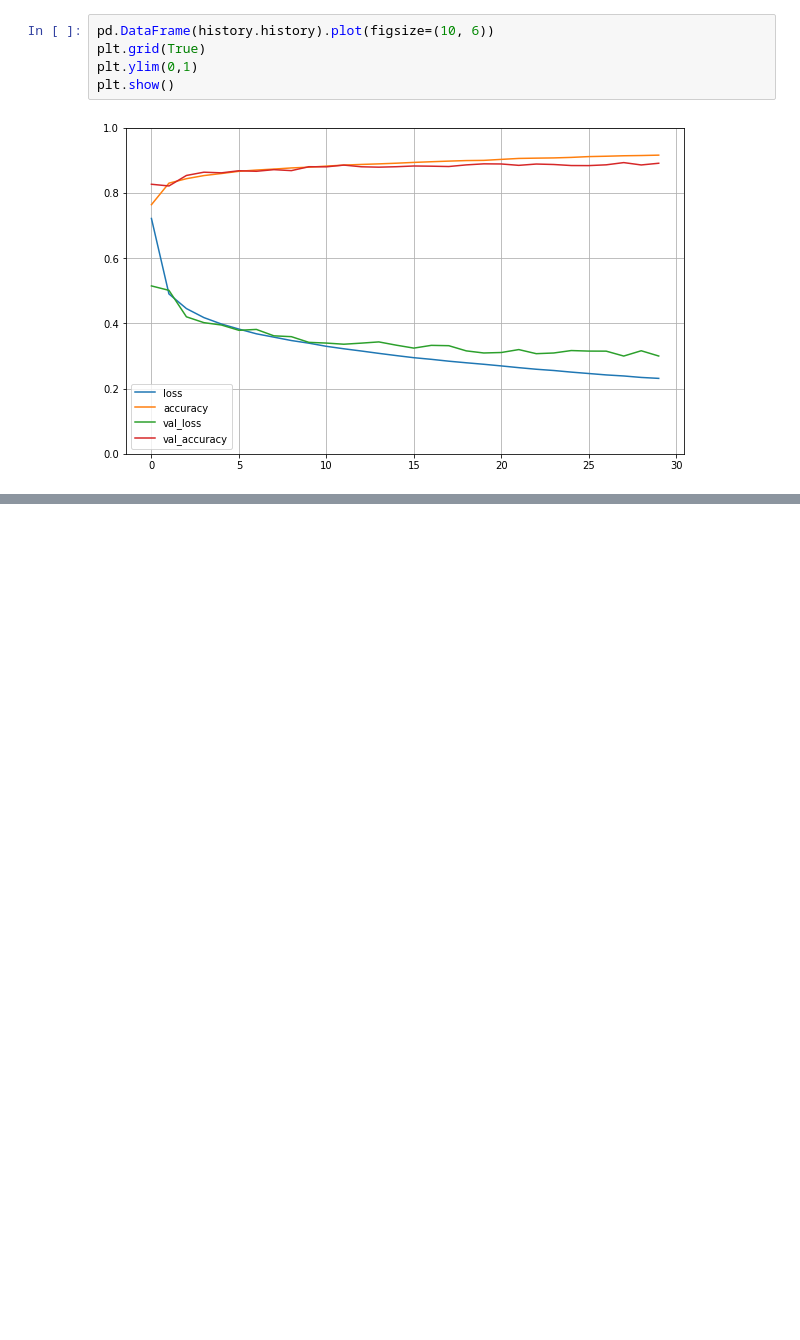
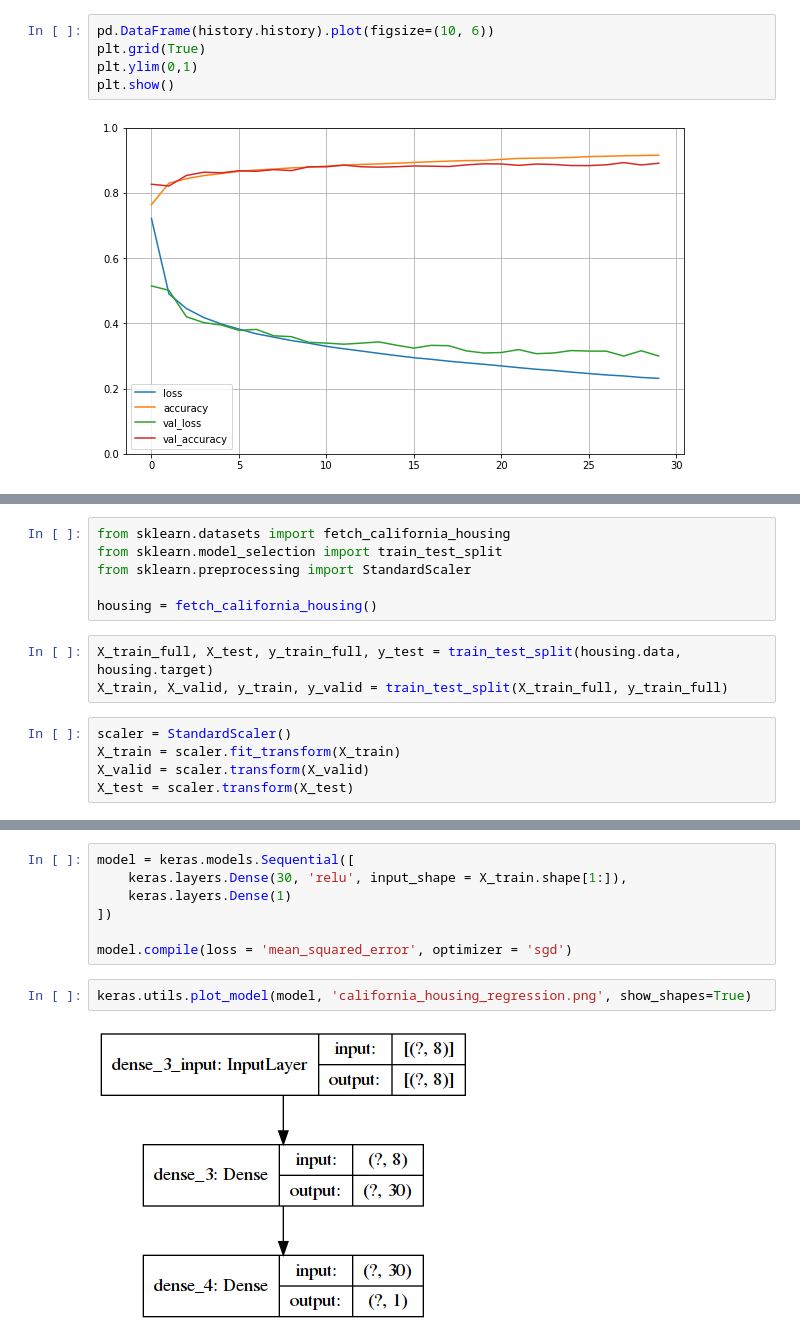
Before and after one commit to Shrey-Viradiya/HandsOnMachineLearning, a Jupyter notebook: Artificial_Neural_Networks_with_Keras.ipynb, the cells around one changed output, grey strips where cells are left out. Saved outputs shown, nothing was run; the diff lists cells and outputs as text; blank space fills up the shorter version.

```diff
--- a/Artificial_Neural_Networks_with_Keras.ipynb
+++ b/Artificial_Neural_Networks_with_Keras.ipynb
@@ -222,0 +265,14 @@ model.evaluate(X_test, y_test)
+# %%
+from sklearn.datasets import fetch_california_housing
+from sklearn.model_selection import train_test_split
+from sklearn.preprocessing import StandardScaler
+
+housing = fetch_california_housing()
+# %%
+X_train_full, X_test, y_train_full, y_test = train_test_split(housing.data, housing.target)
+X_train, X_valid, y_train, y_valid = train_test_split(X_train_full, y_train_full)
+# %%
+scaler = StandardScaler()
+X_train = scaler.fit_transform(X_train)
+X_valid = scaler.transform(X_valid)
+X_test = scaler.transform(X_test)
@@ -222,0 +287,11 @@ model.evaluate(X_test, y_test)
+# %%
+model = keras.models.Sequential([
+    keras.layers.Dense(30, 'relu', input_shape = X_train.shape[1:]),
+    keras.layers.Dense(1)
+])
+
+model.compile(loss = 'mean_squared_error', optimizer = 'sgd')
+# %%
+keras.utils.plot_model(model, 'california_housing_regression.png', show_shapes=True)
+# %% [output]
+[figure, added]
```
Also changed, not shown: parts of 45 cells of this notebook, 1 other file.
